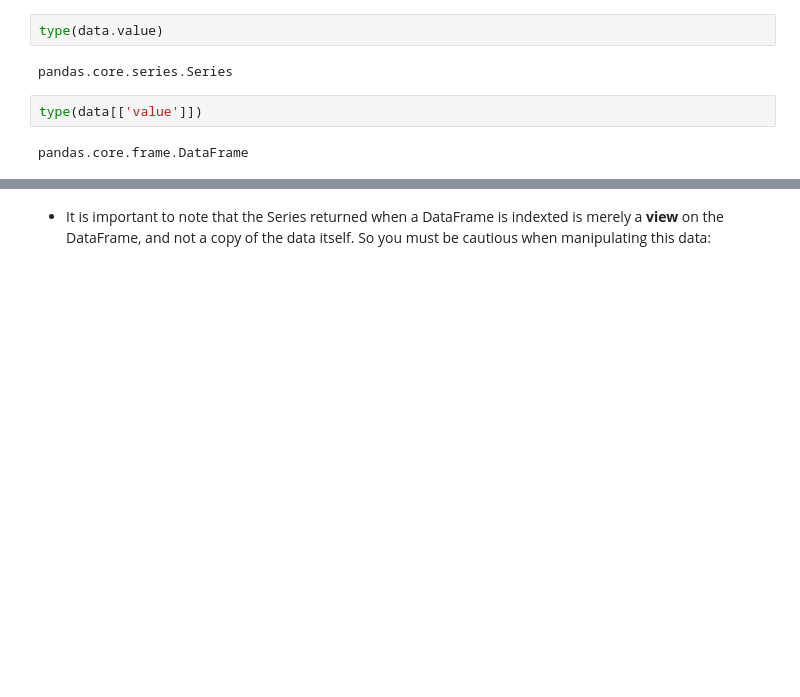
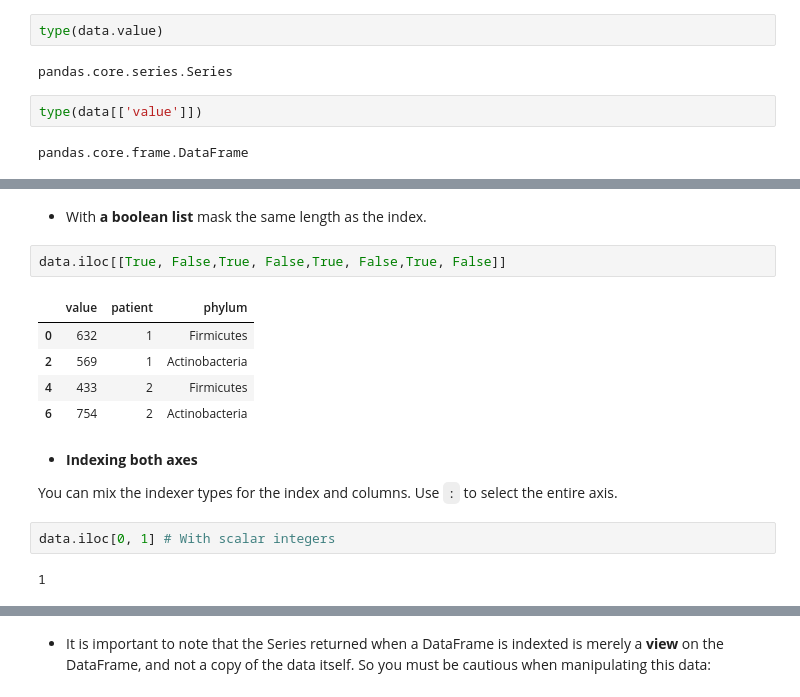
Before and after one commit to feng-li/Python-for-Statisticians-and-Economists, a Jupyter notebook: P02-Python-Data-Structures/L02.2-Data-Wrangling-with-Pandas.ipynb, the cells around one changed output, grey strips where cells are left out. Saved outputs shown, nothing was run; the diff lists cells and outputs as text; blank space fills up the shorter version.

```diff
--- a/P02-Python-Data-Structures/L02.2-Data-Wrangling-with-Pandas.ipynb
+++ b/P02-Python-Data-Structures/L02.2-Data-Wrangling-with-Pandas.ipynb
@@ -248,0 +300,18 @@ pandas.core.frame.DataFrame
+# %% [markdown]
+- With **a boolean list** mask the same length as the index.
+# %%
+data.iloc[[True, False,True, False,True, False,True, False]]
+# %% [output]
+|  | value | patient | phylum |
+| 0 | 632 | 1 | Firmicutes |
+| 2 | 569 | 1 | Actinobacteria |
+| 4 | 433 | 2 | Firmicutes |
+| 6 | 754 | 2 | Actinobacteria |
+# %% [markdown]
+- **Indexing both axes**
+
+You can mix the indexer types for the index and columns. Use `:` to select the entire axis.
+# %%
+data.iloc[0, 1] # With scalar integers
+# %% [output]
+1
```
Also changed, not shown: parts of 259 cells of this notebook, 34 other files.
